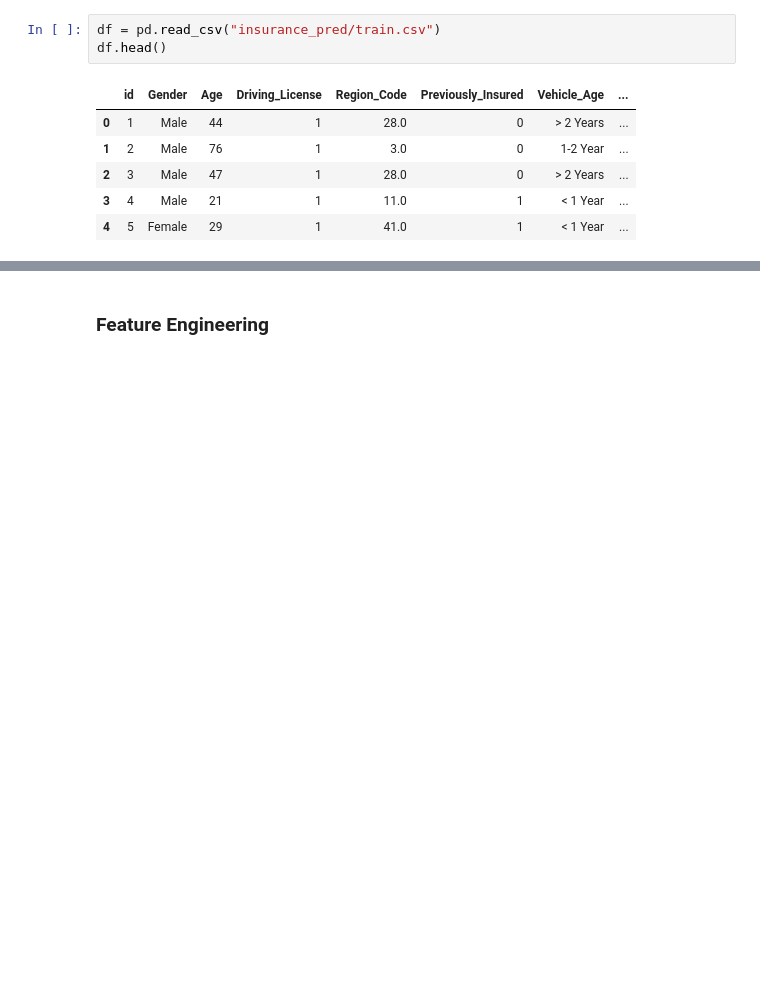
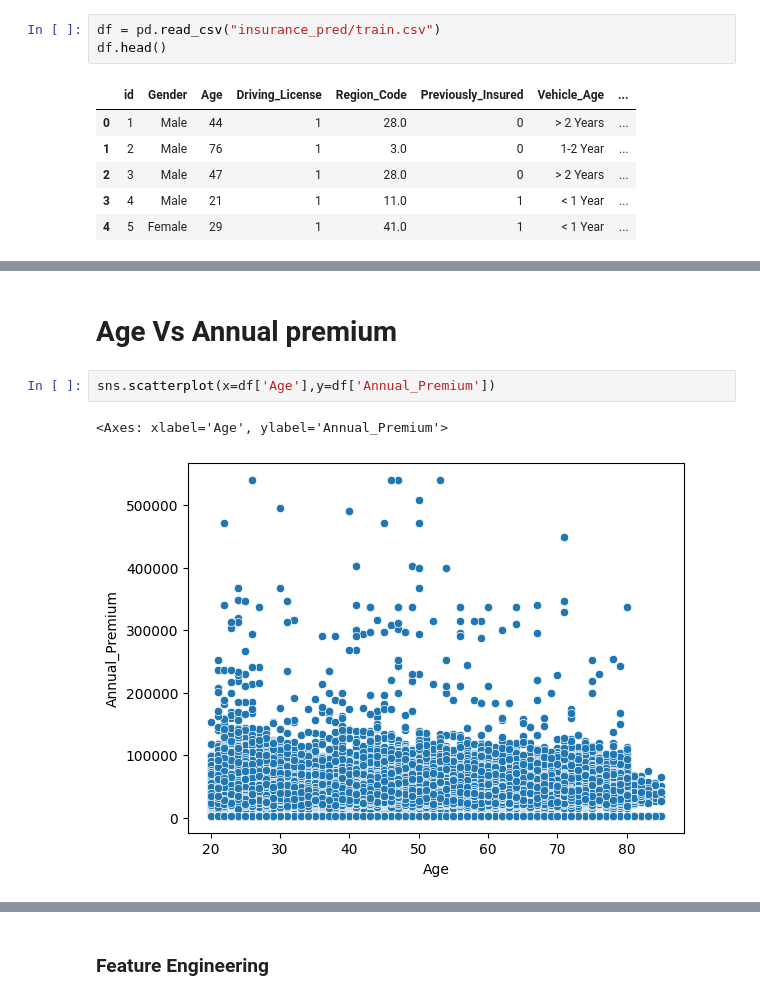
Before and after one commit to MohammmadAnas/midterm_project_ml, a Jupyter notebook: insurance_pred.ipynb, the cells around one changed output, grey strips where cells are left out. Cells and saved outputs as stored; diff of their text form; blank space fills up the shorter version.

```diff
--- a/insurance_pred.ipynb
+++ b/insurance_pred.ipynb
@@ -41,0 +92,7 @@ Name: Response, dtype: float64
+# %% [markdown]
+# Age Vs Annual premium
+# %%
+sns.scatterplot(x=df['Age'],y=df['Annual_Premium'])
+# %% [output]
+<Axes: xlabel='Age', ylabel='Annual_Premium'>
+[figure, added]
```
Also changed, not shown: parts of 20 cells of this notebook.
